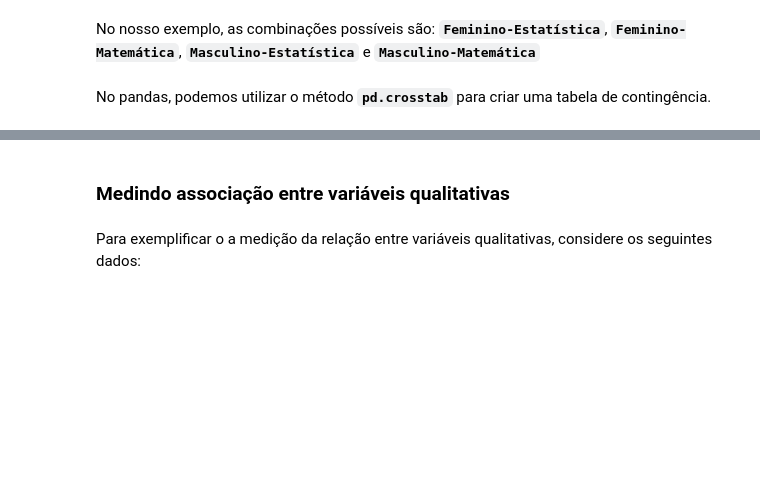
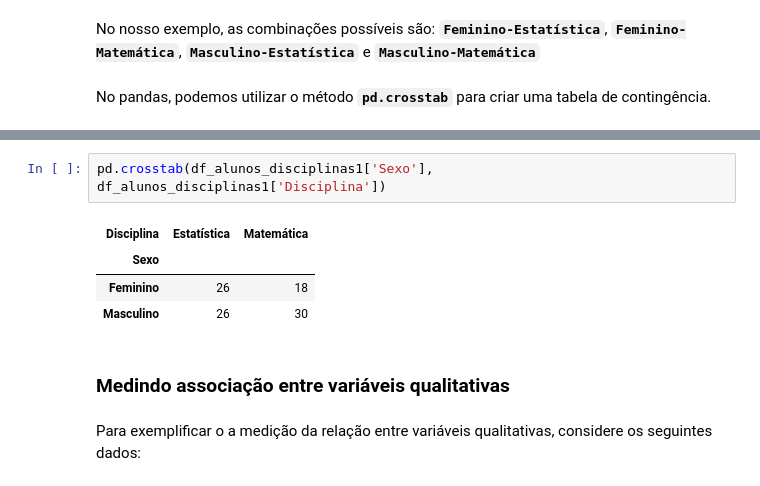
Before and after one commit to brondevitor/Python_Jorney, a Jupyter notebook: Statistics/Estatística Descritiva (Parte I).ipynb, the cells around one changed output, grey strips where cells are left out. Cells and saved outputs as stored; diff of their text form; blank space fills up the shorter version.

```diff
--- a/Statistics/Estatística Descritiva (Parte I).ipynb
+++ b/Statistics/Estatística Descritiva (Parte I).ipynb
@@ -193,3 +244,10 @@
+# %%
+pd.crosstab(df_alunos_disciplinas1['Sexo'], df_alunos_disciplinas1['Disciplina'])
+# %% [output]
+| Disciplina | Estatística | Matemática |
+| Sexo |  |  |
+| Feminino | 26 | 18 |
+| Masculino | 26 | 30 |
 # %% [markdown]
 ### Medindo associação entre variáveis qualitativas
 # %% [markdown]
```
Also changed, not shown: parts of 32 cells of this notebook.
